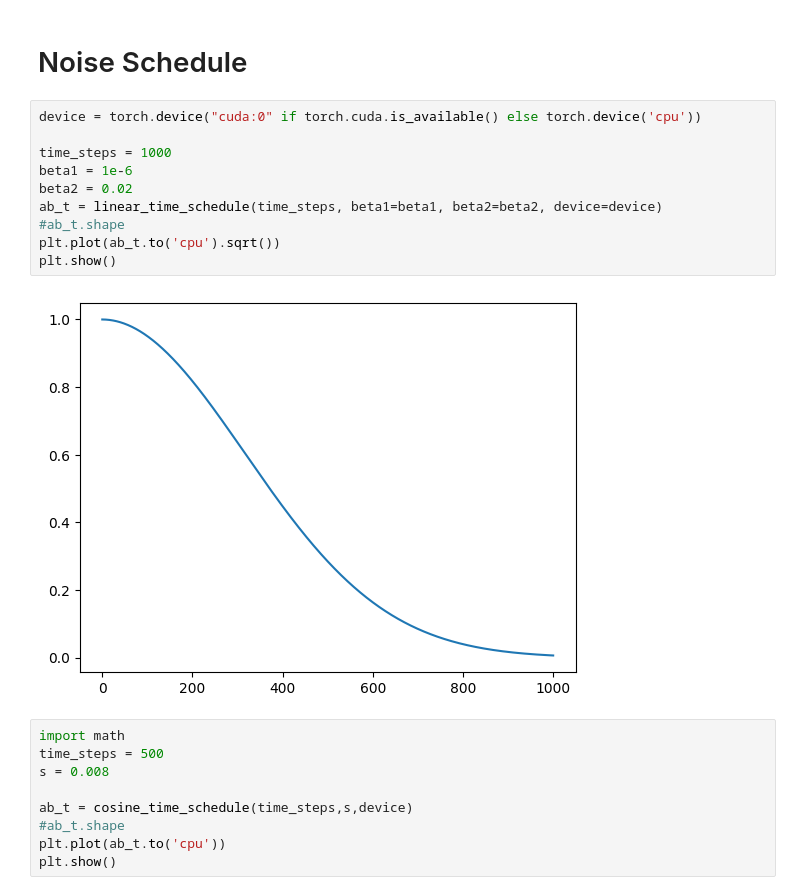
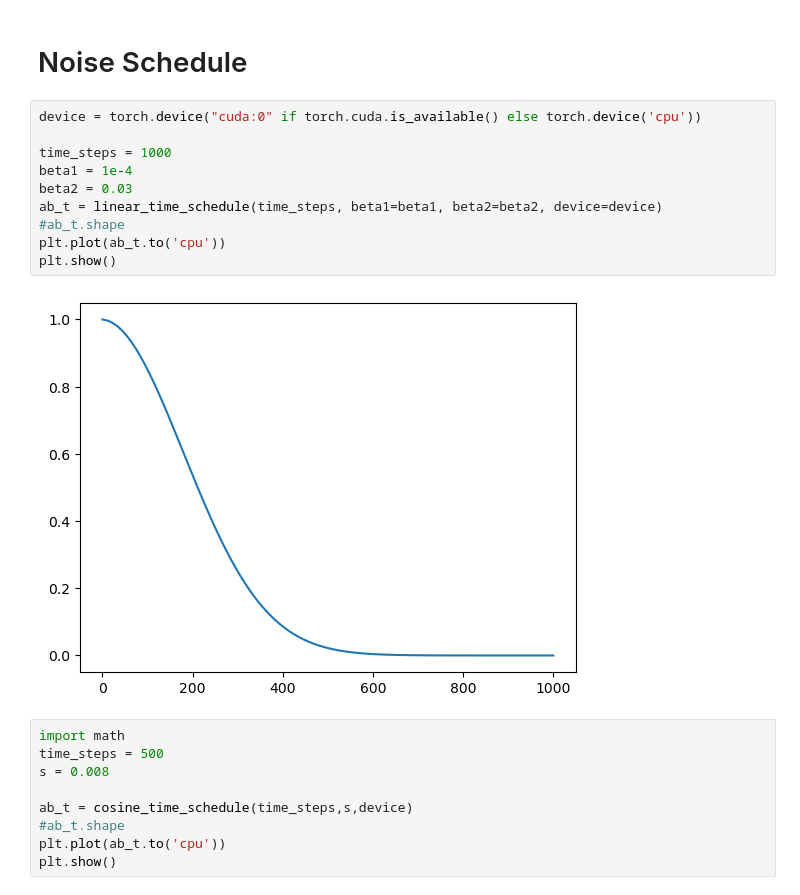
Before and after one commit to SebastianMerino/DiffusionBeamformer, a Jupyter notebook: schedule_test.ipynb, the cells around one changed output. Drawn from its saved outputs; the diff is of its cells as text.

```diff
--- a/schedule_test.ipynb
+++ b/schedule_test.ipynb
@@ -7,15 +7,15 @@ from diffusion_utils import *
 # %%
 device = torch.device("cuda:0" if torch.cuda.is_available() else torch.device('cpu'))
 
 time_steps = 1000
-beta1 = 1e-6
-beta2 = 0.02
+beta1 = 1e-4
+beta2 = 0.03
 ab_t = linear_time_schedule(time_steps, beta1=beta1, beta2=beta2, device=device)
 #ab_t.shape
-plt.plot(ab_t.to('cpu').sqrt())
+plt.plot(ab_t.to('cpu'))
 plt.show()
 # %% [output]
-[figure, old version]
+[figure, new version]
 # %%
 import math
 time_steps = 500
```
Also changed, not shown: parts of 2 cells of this notebook, 2 other files.
